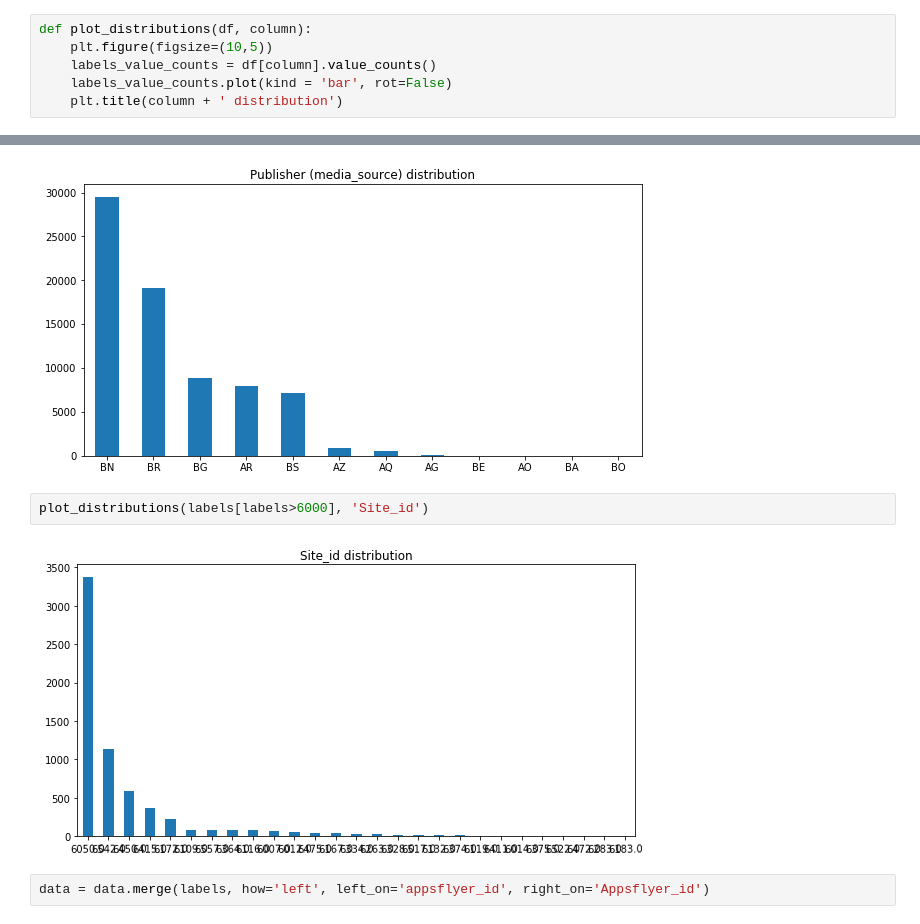
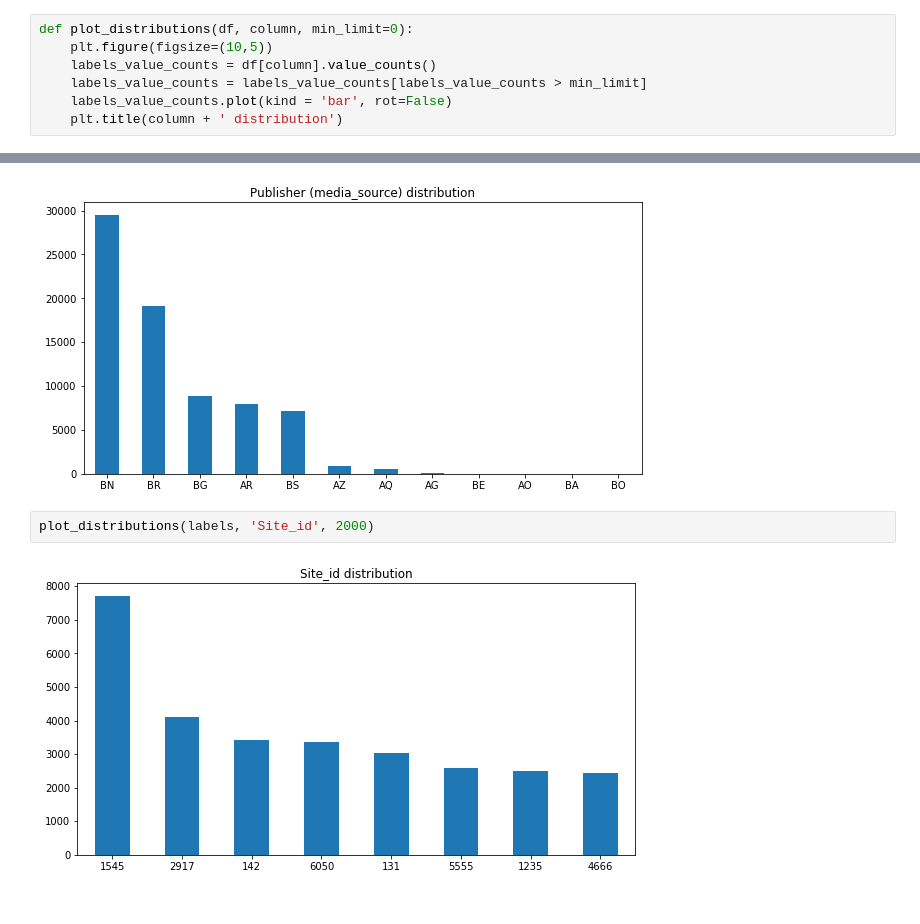
Before and after one commit to nazariinyzhnyk/mobile-ua-fraud-classification, a Jupyter notebook: EDA.ipynb, the cells around one changed output, grey strips where cells are left out. Drawn from its saved outputs; the diff is of its cells as text.

```diff
--- a/EDA.ipynb
+++ b/EDA.ipynb
@@ -35,9 +37,10 @@ labels.shape
 # %% [output]
 (93453, 5)
 # %%
-def plot_distributions(df, column):
+def plot_distributions(df, column, min_limit=0):
     plt.figure(figsize=(10,5))
     labels_value_counts = df[column].value_counts()
+    labels_value_counts = labels_value_counts[labels_value_counts > min_limit]
     labels_value_counts.plot(kind = 'bar', rot=False)
     plt.title(column + ' distribution')
 # %% [markdown]
@@ -61,8 +64,6 @@ plot_distributions(labels, 'Publisher (media_source)')
 # %% [output]
 [figure]
 # %%
-plot_distributions(labels[labels>6000], 'Site_id')
+plot_distributions(labels, 'Site_id', 2000)
 # %% [output]
-[figure, old version]
+[figure, new version]
-# %%
-data = data.merge(labels, how='left', left_on='appsflyer_id', right_on='Appsflyer_id')
```
Also changed, not shown: parts of 16 cells of this notebook.
